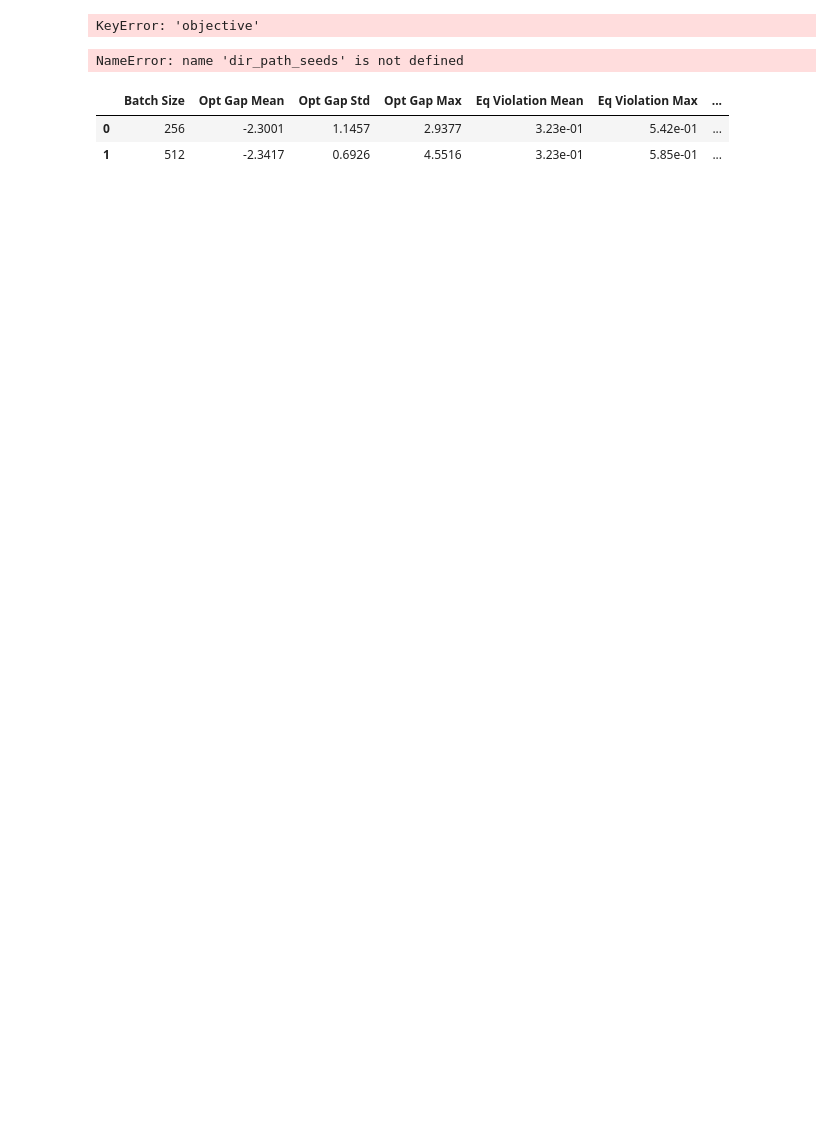
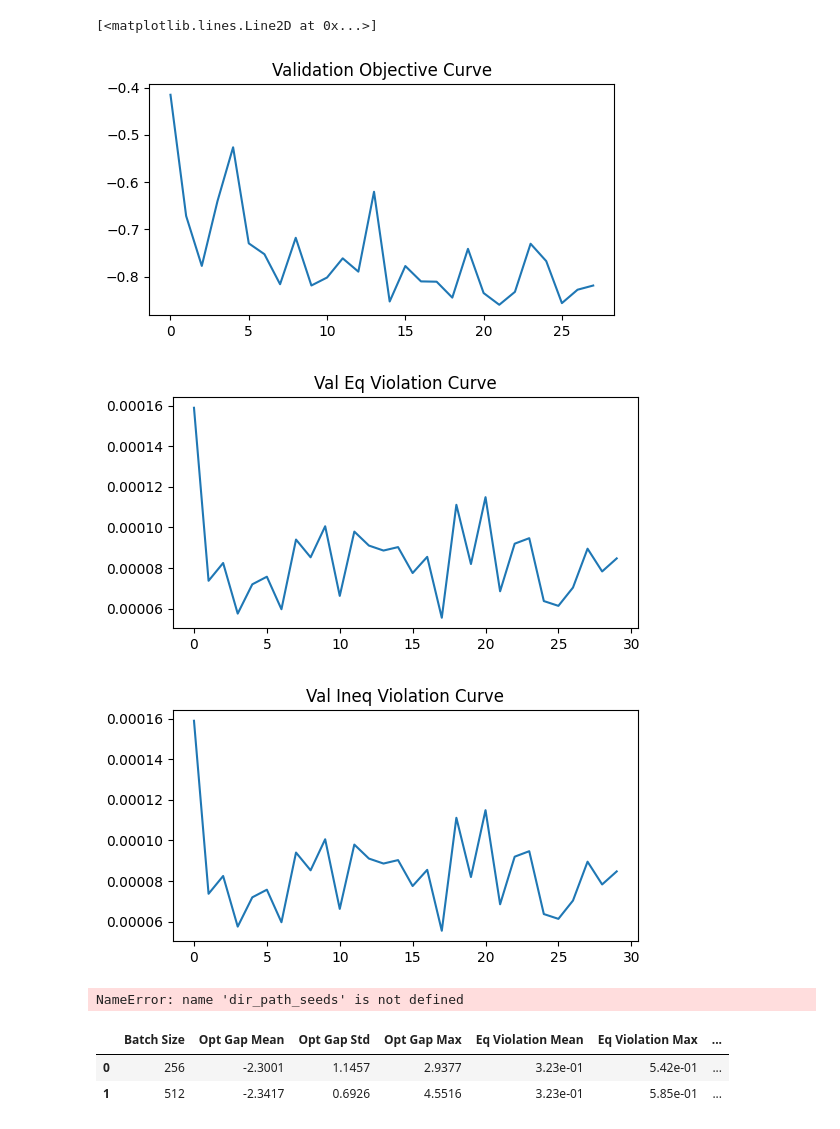
Before and after one commit to xkhainguyen/FSNet, a Jupyter notebook: results/get_results1.ipynb, the cells around one changed output. Drawn from its saved outputs; the diff is of its cells as text; code cells hidden in the pictures; blank space fills up the shorter version.

```diff
--- a/results/get_results1.ipynb
+++ b/results/get_results1.ipynb
@@ -125,15 +135,23 @@ KeyError: 'train_history'
 # %%
 val_metrics = get_val_metrics(results)
 
 plt.figure(figsize=(6, 3))
 plt.title('Validation Objective Curve')
-plt.plot(val_metrics['objective'], label='Val Objective')
+plt.plot(val_metrics['objective'][2:], label='Val Objective')
+
+# violation
+plt.figure(figsize=(6, 3))
+plt.title('Val Eq Violation Curve')
+plt.plot(val_metrics['eq_violation_l1_mean'][start:end], label='Val Eq Violation')
 
 plt.figure(figsize=(6, 3))
-plt.title('Validation True Objective Curve')
-plt.plot(val_metrics['true_objective'], label='Val True Objective')
+plt.title('Val Ineq Violation Curve')
+plt.plot(val_metrics['eq_violation_l1_mean'][start:end], label='Val Ineq Violation')
 # %% [output]
-KeyError: 'objective'
+[<matplotlib.lines.Line2D at 0x...>]
+[figure, added]
+[figure, added]
+[figure, added]
 # %%
 def get_train_metrics_stats(dir_path_seeds):
     num_seeds = len(dir_path_seeds)
```
Also changed, not shown: parts of 4 cells of this notebook, 33 other files.
